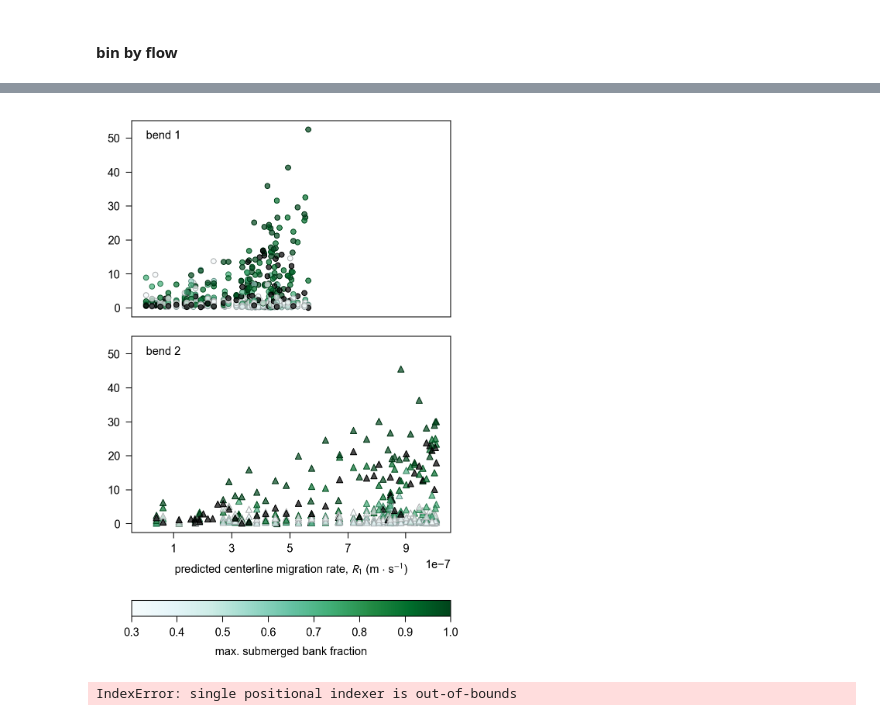
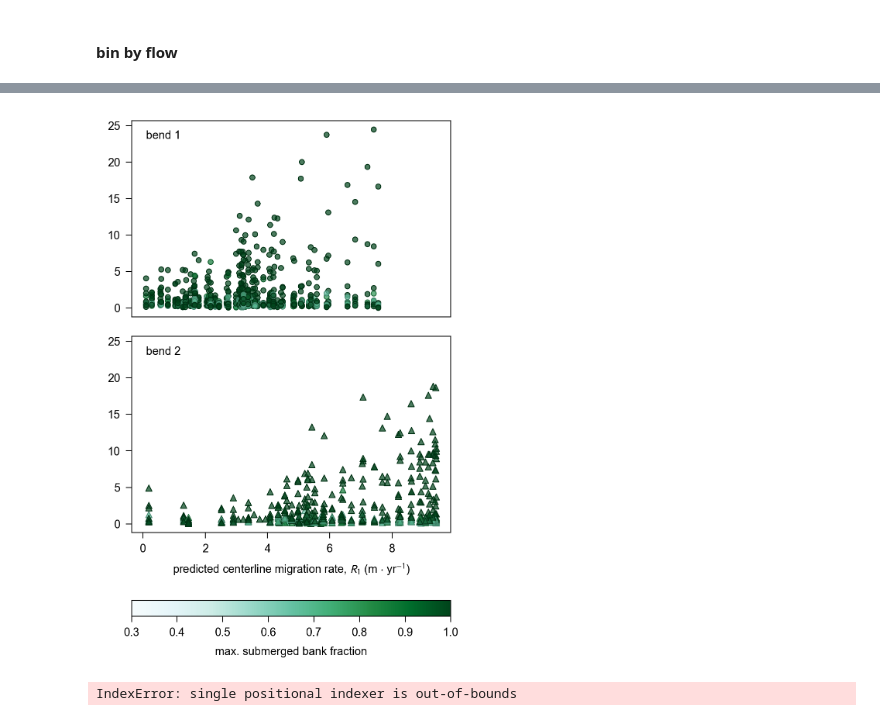
Before and after one commit to marielnelson/local-river-bank-erosion, a Jupyter notebook: 2_calculate-curvature.ipynb, the cells around one changed output, grey strips where cells are left out. Saved outputs shown, nothing was run; the diff lists cells and outputs as text; code cells hidden in the pictures.

```diff
--- a/2_calculate-curvature.ipynb
+++ b/2_calculate-curvature.ipynb
@@ -382,7 +280,7 @@ curvature_erosion.loc[curvature_erosion['transect_idx'] >= 82, 'bend'] = 2
 
 date_pairs = curvature_erosion[['alphashape_survey_date_1', 'alphashape_survey_date_2']].drop_duplicates()
 
-flow = pd.read_parquet('data/hf_liberty_corr_final_2007-09-30_2024-10-01.parquet')
+flow = pd.read_parquet('1_input-data/hf_liberty_corr_final_2007-09-30_2025-10-01.parquet')
 
 lookup = []
 for _, row in date_pairs.iterrows():
@@ -552,3 +492,6 @@ fig.savefig('curvature_histogram.pdf', bbox_inches='tight', pad_inches=0.05)
 # fig.savefig('curvature_histogram.pdf', bbox_inches='tight', pad_inches=0.05)
 # %% [markdown]
 #### bin by flow
+# %%
+curvature_erosion['r1_pred_for_flood_m'] = curvature_erosion['r1'] * curvature_erosion['survey_interval_yrs']
+curvature_erosion
@@ -554,0 +534,32 @@ fig.savefig('curvature_histogram.pdf', bbox_inches='tight', pad_inches=0.05)
+# %%
+
+fig, ax = plt.subplots(figsize=(10 * centimeters, 10 * centimeters))
+
+# large_flood0 = curvature_erosion[curvature_erosion['alphashape_survey_date_1'] == '2023-12-08']
+# ax.scatter(abs(large_flood0['r1']), large_flood0['mean_retreat_rate_m_yr'], s=5, label='2023-12-08')
+
+small_flood = curvature_erosion[curvature_erosion['alphashape_survey_date_1'] == '2023-01-07']
+ax.scatter(abs(small_flood['r1_pred_for_flood_m']), small_flood['mean_retreat_m'], s=5, label='2023-01-07')
+
+# large_flood = curvature_erosion[curvature_erosion['alphashape_survey_date_1'] == '2024-02-27']
+# ax.scatter(abs(large_flood['r1']), large_flood['mean_retreat_rate_m_yr'], s=5, label='2024-02-27')
+
+large_flood2 = curvature_erosion[curvature_erosion['alphashape_survey_date_1'] == '2024-09-06']
+ax.scatter(abs(large_flood2['r1_pred_for_flood_m']), large_flood2['mean_retreat_m'], s=10, label='2024-09-06')
+
+# large_flood3 = curvature_erosion[curvature_erosion['alphashape_survey_date_1'] == '2025-04-04']
+# ax.scatter(abs(large_flood3['r1']), large_flood3['mean_retreat_rate_m_yr'], s=5, label='2025-04-04')
+
+# ax.plot([0, 30], [0, 30])
+
+# add annotation of rho value for each one
+
+ax.set_xlabel('predicted centerline migration (m)')
+ax.set_ylabel('mean bank retreat (m)')
+
+ax.set_xlabel('predicted centerline migration rate (m/yr)')
+ax.set_ylabel('mean bank retreat rate (m/yr)')
+ax.legend()
+
+# ax.set_xlim(0, 3)
+# ax.set_aspect('equal')
@@ -555,37 +569,37 @@ fig.savefig('curvature_histogram.pdf', bbox_inches='tight', pad_inches=0.05)
 # %%
 colormap = cm.BuGn
 norm = colors.Normalize(vmin=.3, vmax=1)
 
 markers, sizes = ['o', '^'], [10, 15]
 fig, axes = plt.subplots(2, 1, figsize=(9 * centimeters, 16 * centimeters),
                         sharex=True, sharey=True, gridspec_kw={'hspace': 0.1})
 
 for i, bend in enumerate([1, 2]):
     ax = axes[i]
     bend_data = curvature_erosion[curvature_erosion['bend'] == bend]
     face_colors = colormap(norm(bend_data['max_submerged_bank_percent'] / 100))
     face_colors[:, 3] = 0.7  # set face alpha to 0.7
     edge_colors = face_colors.copy()
     edge_colors[:, :3] *= 0.7  # darken rgb channels
     edge_colors[:, 3] = 1.0    # set edge alpha to 1
 
-    ax.scatter(abs(bend_data['r1']), bend_data['area'],
+    ax.scatter(abs(bend_data['r1']), bend_data['mean_retreat_rate_m_yr'],
               c=face_colors, marker=markers[i], edgecolors=edge_colors,
               linewidths=0.5, s=sizes[i])
     ax.annotate(f'bend {bend}', xy=(0.1, 0.95), xycoords='axes fraction',
            ha='center', va='top', fontsize=7)
 
 axes[0].tick_params(bottom=False, labelbottom=False)
-axes[-1].set_xlabel('predicted centerline migration rate, $R_{1}$ (m $\cdot$ s$^{-1}$)', fontsize=7)
-axes[0].set_xticks(np.arange(1, 10, 2) * 1e-7)
+axes[-1].set_xlabel('predicted centerline migration rate, $R_{1}$ (m $\cdot$ yr$^{-1}$)', fontsize=7)
+# axes[0].set_xticks(np.arange(1, 10, 2) * 1e-7)
 
 sm = cm.ScalarMappable(norm=norm, cmap=colormap)
 cbar = fig.colorbar(sm, ax=axes, shrink=1, orientation='horizontal', pad=0.12)
 cbar.set_label('max. submerged bank fraction', fontsize=7)
 
-fig.savefig('r1_vs_area.pdf', bbox_inches='tight', pad_inches=0.05)
+fig.savefig('3_output-data/figures/r1_vs_area.pdf', bbox_inches='tight', pad_inches=0.05)
 # %% [output]
-[figure, old version]
+[figure, new version]
 # %%
 # from scipy import stats
 
```
Also changed, not shown: parts of 23 cells of this notebook.
